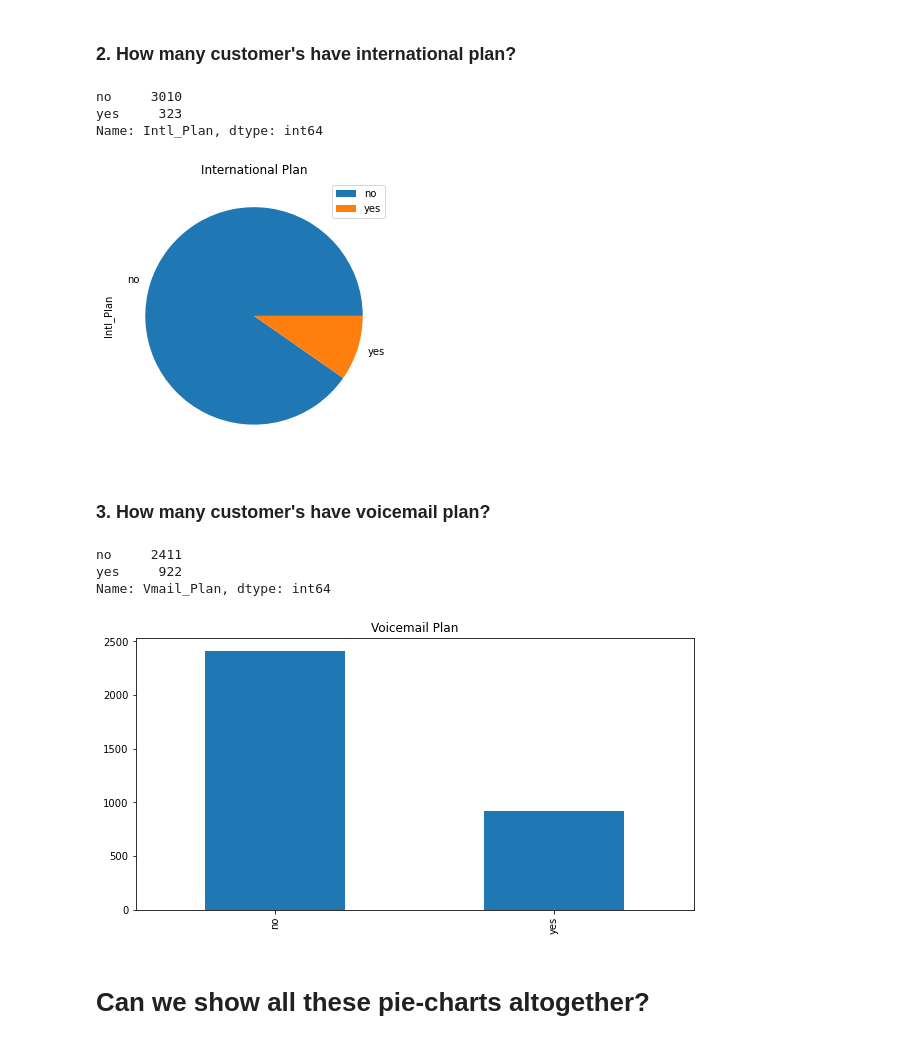
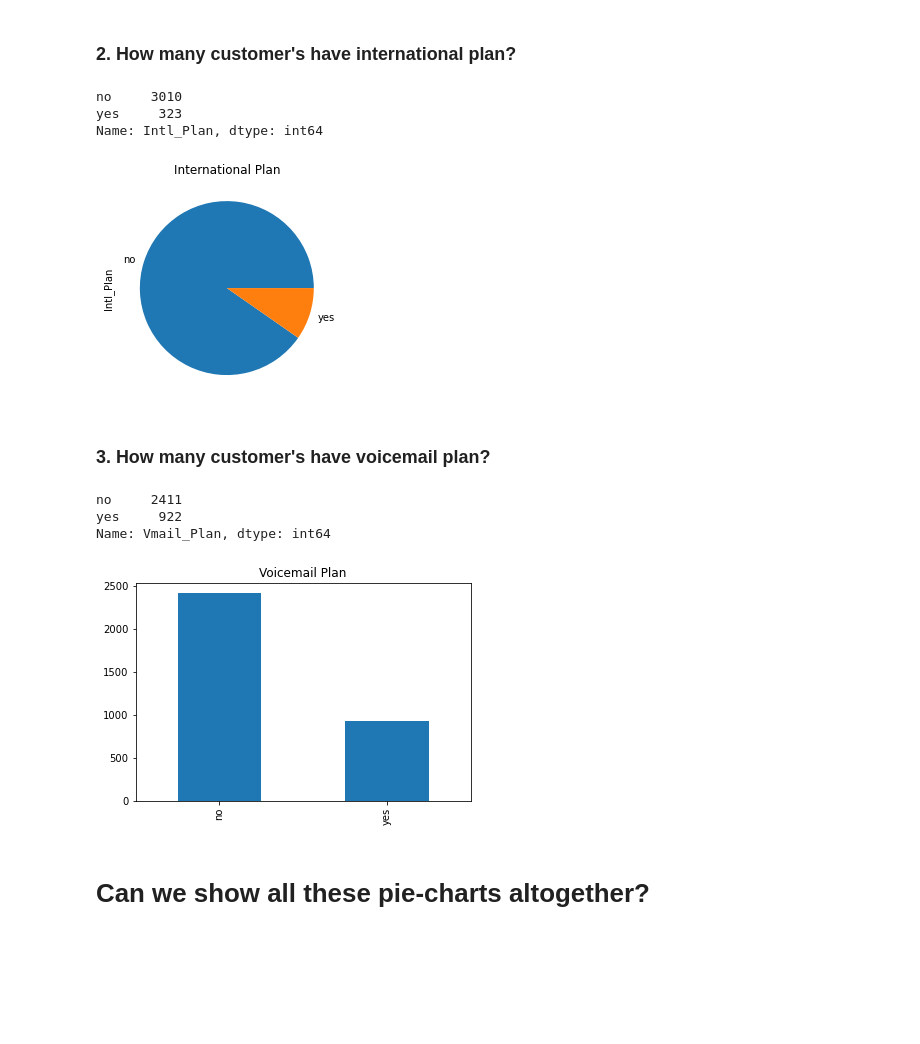
Before and after one commit to SKawsar/Data_viz_using_python_for_beginner, a Jupyter notebook: coding_session_1.ipynb, the cells around one changed output. Saved outputs shown, nothing was run; the diff lists cells and outputs as text; code cells hidden in the pictures; blank space fills up the shorter version.

```diff
--- a/coding_session_1.ipynb
+++ b/coding_session_1.ipynb
@@ -141,30 +141,30 @@ unique_Intl_Plan = telecom['Intl_Plan'].value_counts()
 print(unique_Intl_Plan)
 
 # let's visualize the number of unique values in the 'Intl_Plan' column in a 'pie' chart
-unique_Intl_Plan.plot(kind='pie', figsize=(10,5), legend=True)
+unique_Intl_Plan.plot(kind='pie')
 plt.title("International Plan")
 plt.show()
 # %% [output]
 no     3010
 yes     323
 Name: Intl_Plan, dtype: int64
-[figure, old version]
+[figure, new version]
 # %% [markdown]
 ### 3. How many customer's have voicemail plan?
 # %%
 # find the number of unique values in the 'Vmail_Plan' columns
 unique_Vmail_Plan = telecom['Vmail_Plan'].value_counts()
 print(unique_Vmail_Plan)
 
 # let's visualize the number of unique values in the 'Vmail_Plan' column in a 'pie' chart
-unique_Vmail_Plan.plot(kind='bar', figsize=(10,5))
+unique_Vmail_Plan.plot(kind='bar')
 plt.title("Voicemail Plan")
 plt.show()
 # %% [output]
 no     2411
 yes     922
 Name: Vmail_Plan, dtype: int64
-[figure, old version]
+[figure, new version]
 # %% [markdown]
 # Can we show all these pie-charts altogether?
 # %%
```
Also changed, not shown: parts of 2 cells of this notebook.
